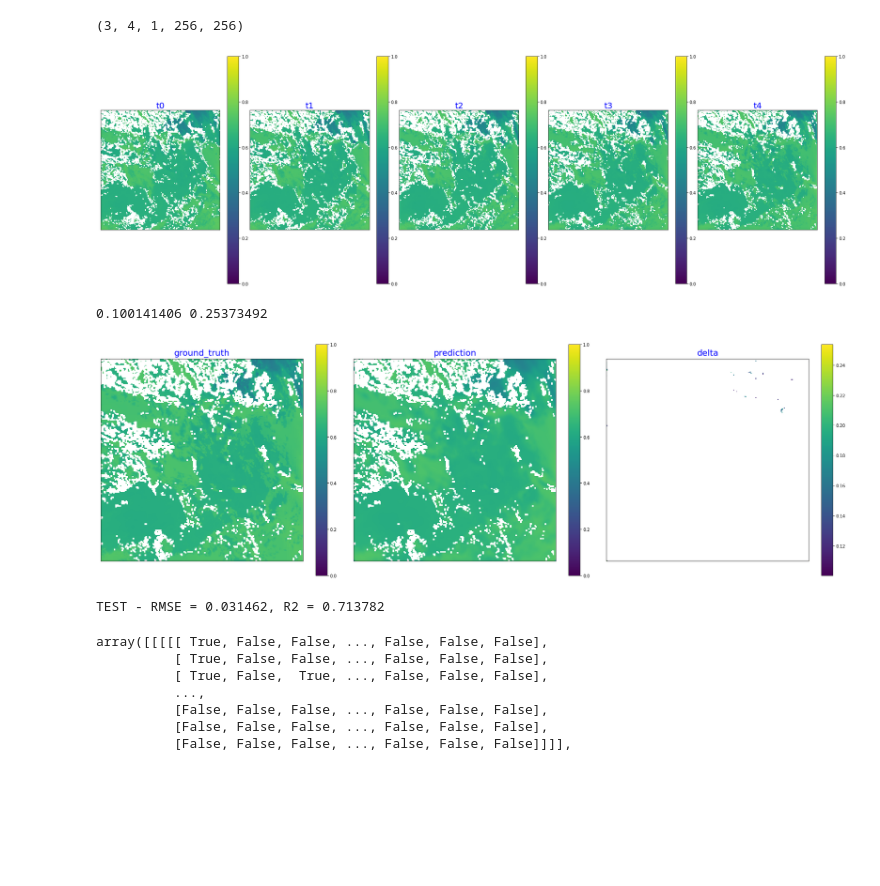
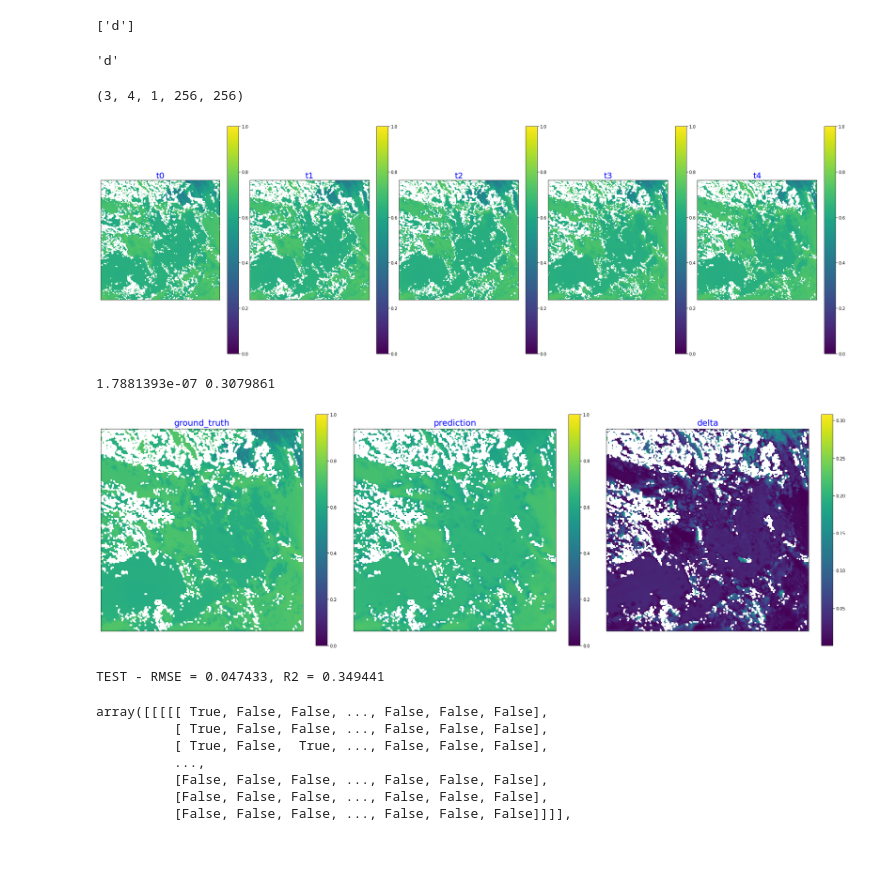
Before and after one commit to linyijun/weather4cast-baselines, a Jupyter notebook: viz.ipynb, the cells around one changed output. Saved outputs shown, nothing was run; the diff lists cells and outputs as text; code cells hidden in the pictures; blank space fills up the shorter version.

```diff
--- a/viz.ipynb
+++ b/viz.ipynb
@@ -5,8 +5,17 @@ from utils import plottings
 import matplotlib.pyplot as plt
 
 from utils.evaluation import rmse_error, r2_error
+# %%
+'d'.split(',')
+# %% [output]
+['d']
+# %%
+'_'.join(['d'])
+# %% [output]
+'d'
 # %%
-data = np.load('./prediction.npz')
+path = '/home/yaoyi/lin00786/weather4cast/weather4cast-baselines/results/seq2seq_seq4_hoz1_in1_out1_kernel3_hdim16_1638382929'
+data = np.load(path + '/prediction.npz')
 
 history = data['history']
 prediction = data['prediction']
@@ -23,37 +32,37 @@ i = 0
 # print(np.where(delta > 0.5))
 # print(delta.shape)
 
 print(history.shape)
 
 images = [history[i, 0, 0, :, :],
           history[i, 1, 0, :, :],
           history[i, 2, 0, :, :],
           history[i, 3, 0, :, :],
           ground_truth[i, 0, 0, :, :]]
 texts = ['t0', 't1', 't2', 't3', 't4']
 plottings.plot_N(images, texts,
                  min_values=[0, 0, 0, 0, 0],
                  max_values=[1, 1, 1, 1, 1])
 
 delta = np.abs(ground_truth[i, 0, 0, :, :] - prediction[i, 0, 0, :, :])
-delta[delta < 0.1] = np.nan
+# delta[delta < 0.1] = np.nan
 images = [ground_truth[i, 0, 0, :, :], prediction[i, 0, 0, :, :], delta]
 texts = ['ground_truth', 'prediction', 'delta']
 
 print(np.nanmin(delta), np.nanmax(delta))
 plottings.plot_N(images, texts,
                  min_values=[0, 0, np.nanmin(delta)],
                  max_values=[1, 1, np.nanmax(delta)])
 
 rmse = rmse_error(ground_truth, prediction)
 r2 = r2_error(ground_truth, prediction)
 print('TEST - RMSE = {:.6f}, R2 = {:.6f}'.format(rmse, r2))
 # %% [output]
 (3, 4, 1, 256, 256)
 [figure]
-0.100141406 0.25373492
+1.7881393e-07 0.3079861
-[figure, old version]
+[figure, new version]
-TEST - RMSE = 0.031462, R2 = 0.713782
+TEST - RMSE = 0.047433, R2 = 0.349441
 # %%
 ground_truth_mask
 # %% [output]
```
Also changed, not shown: 6 other files.
